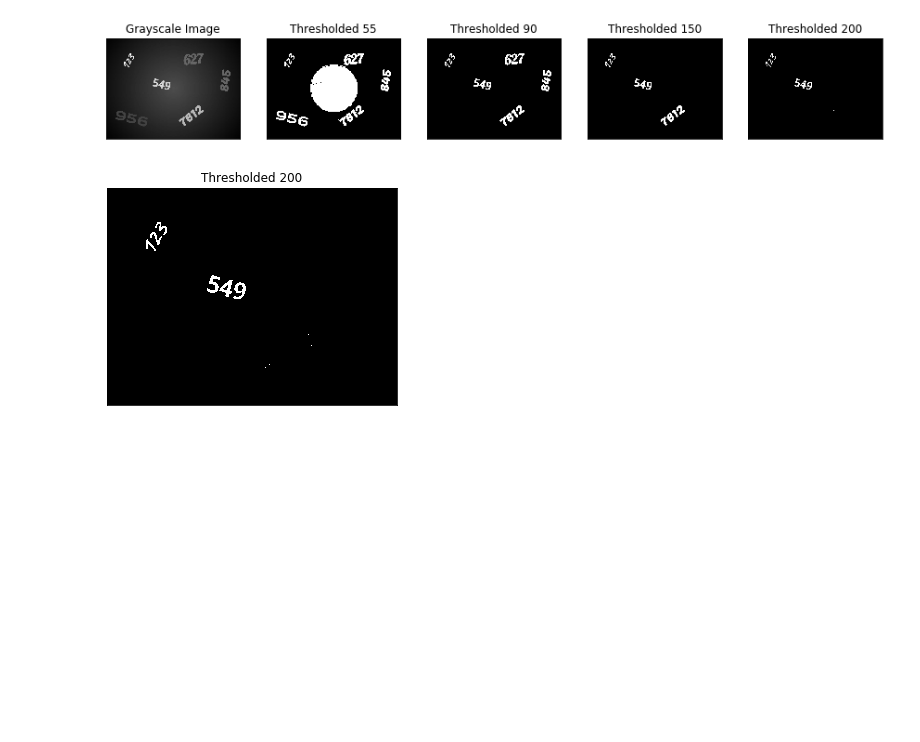
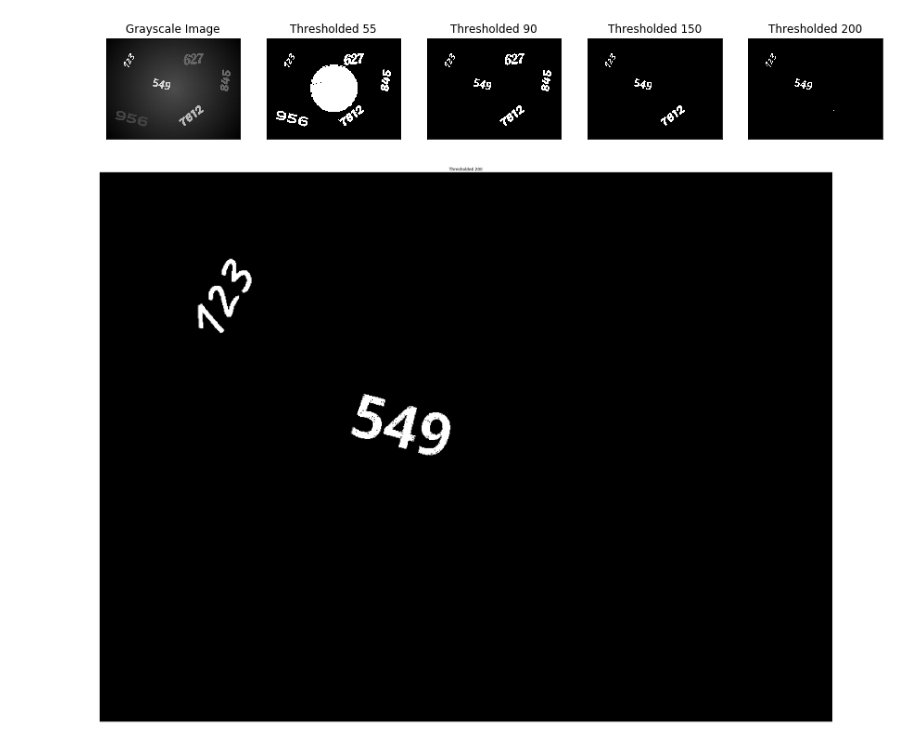
Before and after one commit to alextorabi/ECSE415, a Jupyter notebook: Assignment_1/A1.1.ipynb, the cells around one changed output. Cells and saved outputs as stored; diff of their text form; code cells hidden in the pictures; blank space fills up the shorter version.

```diff
--- a/Assignment_1/A1.1.ipynb
+++ b/Assignment_1/A1.1.ipynb
@@ -42,17 +42,18 @@ plt.show()
 # %%
 import numpy as np
 import cv2
 import matplotlib.pyplot as plt
 
 # load image
 image_path = "./numbers.jpg"
 img = cv2.imread(image_path)
 img_gray = cv2.cvtColor(img, cv2.COLOR_BGR2GRAY)
 height, width = img_gray.shape
-THRESH_4 = 200
+THRESH_4 = 206
 ret, img_thresh_4 = cv2.threshold(img_gray, THRESH_4, 255, cv2.THRESH_BINARY)
+plt.figure(figsize=(40, 40))
 plt.imshow(img_thresh_4, cmap="gray")
 plt.title("Thresholded 200"), plt.xticks([]), plt.yticks([])
 plt.savefig('Thresholded_200.jpg')
 # %% [output]
-[figure, old version]
+[figure, new version]
```
Also changed, not shown: 2 other files.
